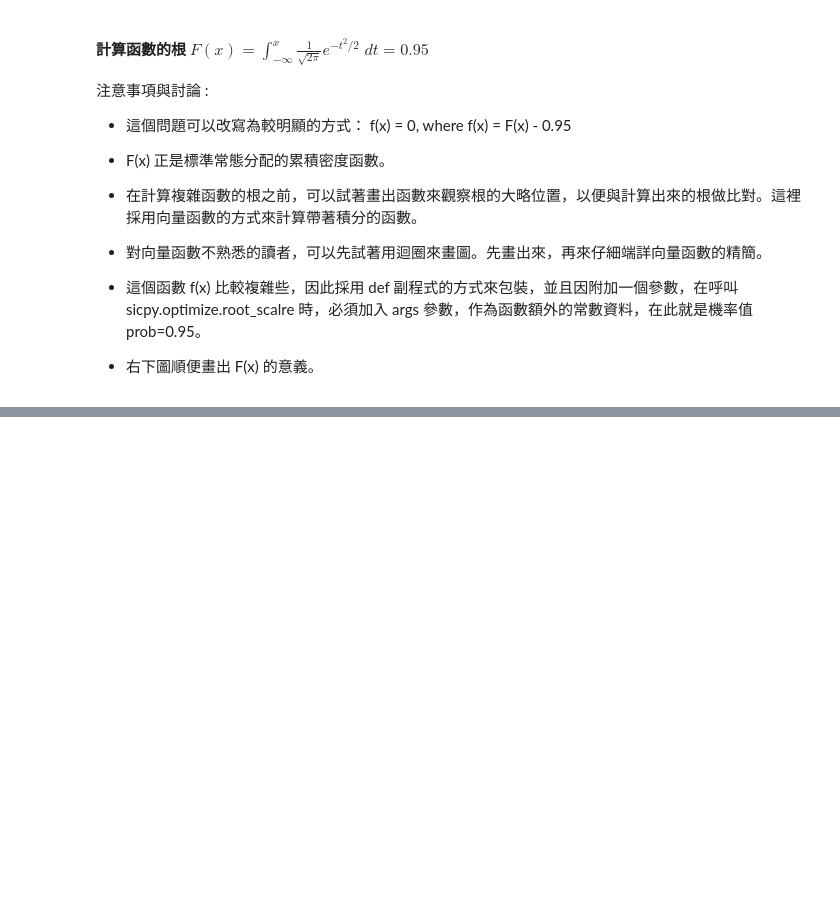
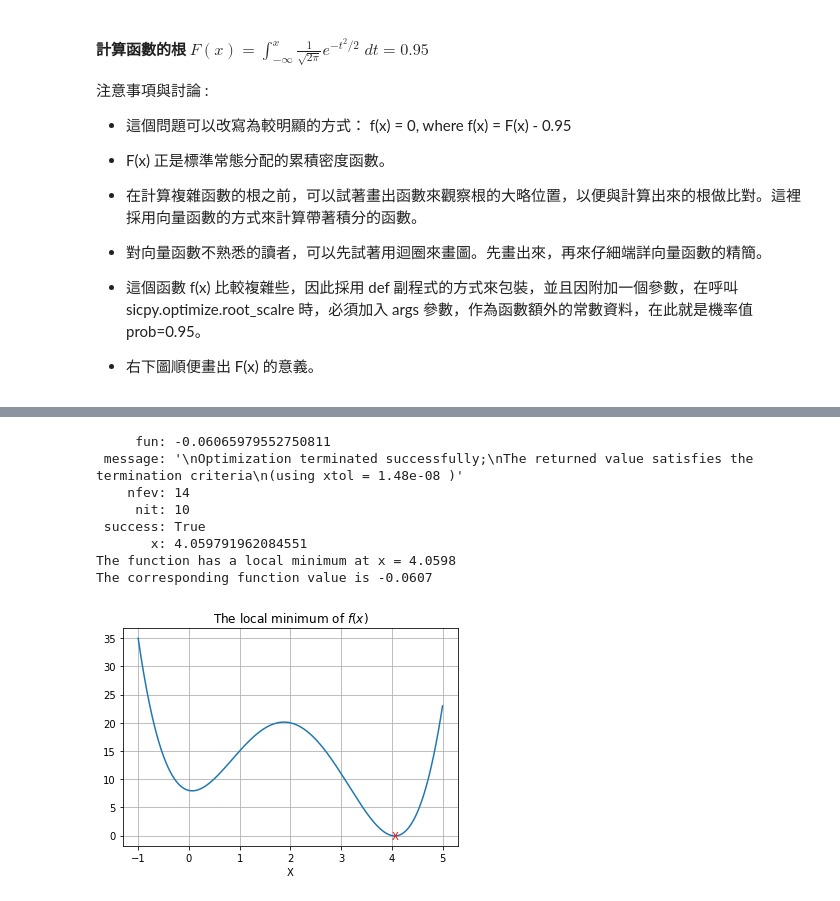
Before and after one commit to Simmonslin/PyStatistics, a Jupyter notebook: class1128.ipynb, the cells around one changed output, grey strips where cells are left out. Drawn from its saved outputs; the diff is of its cells as text; code cells hidden in the pictures; blank space fills up the shorter version.

```diff
--- a/class1128.ipynb
+++ b/class1128.ipynb
@@ -180,0 +253,33 @@ Text(1.6448536269516438, 0.95, 'X')
+# %%
+import numpy as np
+import scipy.optimize as opt
+import matplotlib.pyplot as plt
+
+# draw the graph
+coef = [1, -8, 16, -2, 8] # high to low
+f= lambda x : np.polyval(coef, x)
+x = np.linspace(-1, 5, 1000)
+plt.plot(x, f(x))
+plt.xlabel('X'), plt.grid(True)
+
+# compute the local minimum
+res = opt.minimize_scalar(f, bracket=[2, 3, 5])
+print(res) # find out the return values
+print('The function has a local minimum at x = {:.4f}'.format(res.x))
+print('The corresponding function value is {:.4f}'.format(res.fun))
+
+plt.text(res.x, res.fun, 'X', color = 'r',
+    horizontalalignment='center',
+    verticalalignment='center')
+plt.title('The local minimum of $f(x)$')
+plt.show()
+# %% [output]
+     fun: -0.06065979552750811
+ message: '\nOptimization terminated successfully;\nThe returned value satisfies the termination criteria\n(using xtol = 1.48e-08 )'
+    nfev: 14
+     nit: 10
+ success: True
+       x: 4.059791962084551
+The function has a local minimum at x = 4.0598
+The corresponding function value is -0.0607
+[figure, added]
```
Also changed, not shown: parts of 7 cells of this notebook.
